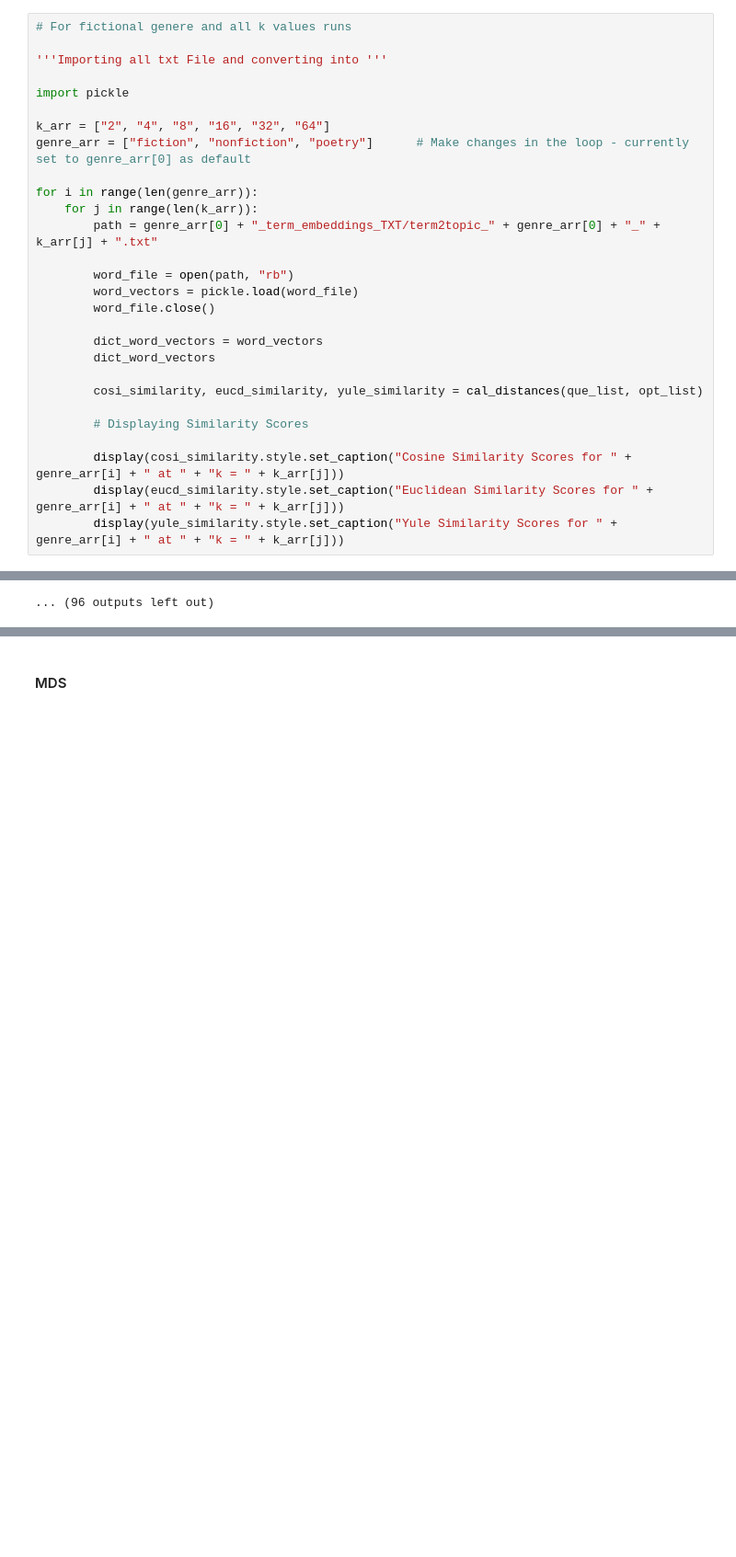
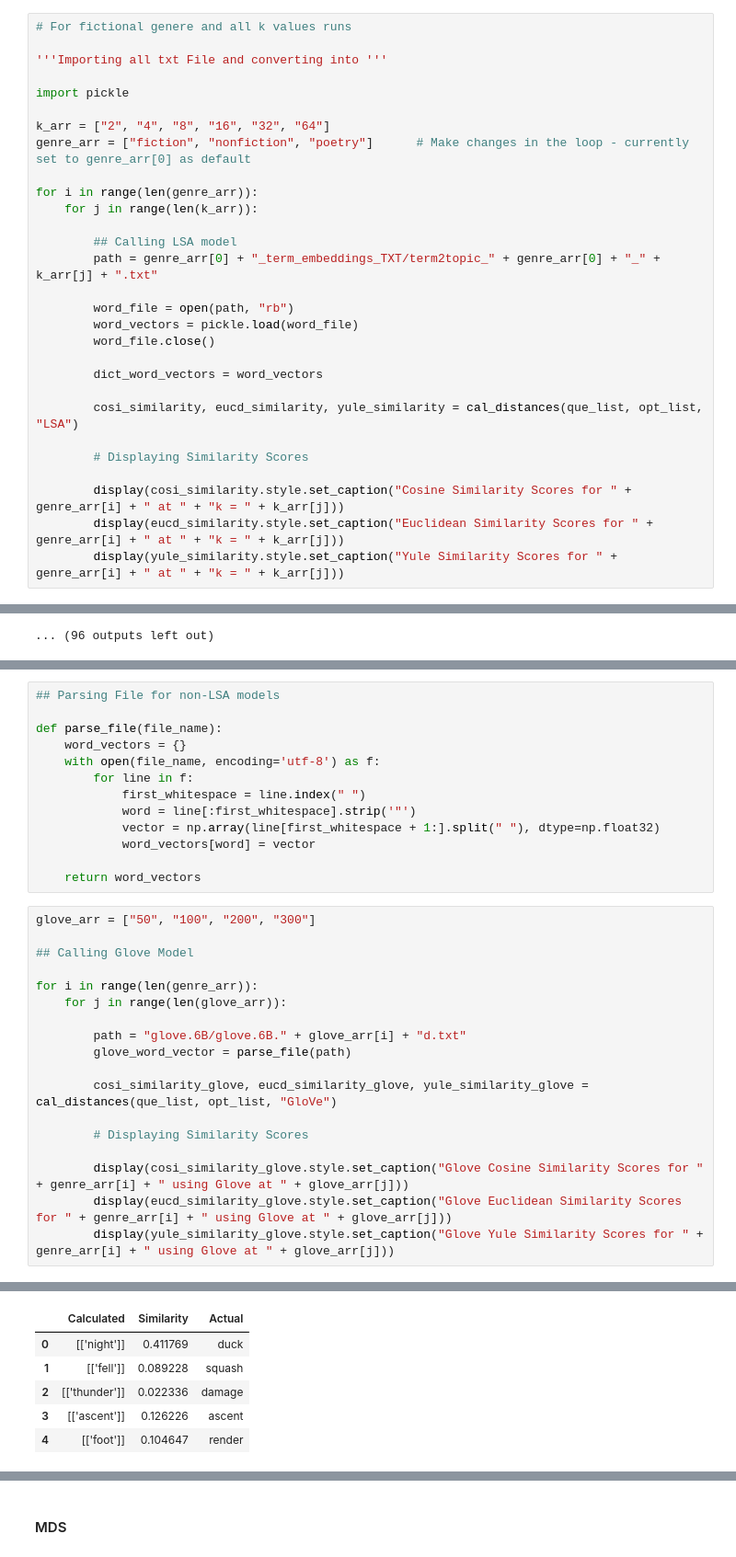
Before and after one commit to ya2189/LSA_eval, a Jupyter notebook: distance_calc/Distance_Metrics_Updated.ipynb, the cells around one changed output, grey strips where cells are left out. Shown: that part at 92% size. Drawn from its saved outputs; the diff is of its cells as text; blank space fills up the shorter version.

```diff
--- a/distance_calc/Distance_Metrics_Updated.ipynb
+++ b/distance_calc/Distance_Metrics_Updated.ipynb
@@ -133,6 +149,8 @@ genre_arr = ["fiction", "nonfiction", "poetry"]      # Make changes in the loop
 
 for i in range(len(genre_arr)):
     for j in range(len(k_arr)):
+
+        ## Calling LSA model
         path = genre_arr[0] + "_term_embeddings_TXT/term2topic_" + genre_arr[0] + "_" + k_arr[j] + ".txt"
 
         word_file = open(path, "rb")
@@ -140,9 +158,8 @@ for i in range(len(genre_arr)):
         word_file.close()
 
         dict_word_vectors = word_vectors
-        dict_word_vectors
 
-        cosi_similarity, eucd_similarity, yule_similarity = cal_distances(que_list, opt_list)
+        cosi_similarity, eucd_similarity, yule_similarity = cal_distances(que_list, opt_list, "LSA")
 
         # Displaying Similarity Scores
 
@@ -195,0 +215,32 @@ Yule Similarity Scores for fiction at k = 4
+# %%
+## Parsing File for non-LSA models
+
+def parse_file(file_name):
+    word_vectors = {}
+    with open(file_name, encoding='utf-8') as f:
+        for line in f:
+            first_whitespace = line.index(" ")
+            word = line[:first_whitespace].strip('"')
+            vector = np.array(line[first_whitespace + 1:].split(" "), dtype=np.float32)
+            word_vectors[word] = vector
+
+    return word_vectors
+# %%
+glove_arr = ["50", "100", "200", "300"]
+
+## Calling Glove Model
+
+for i in range(len(genre_arr)):
+    for j in range(len(glove_arr)):
+
+        path = "glove.6B/glove.6B." + glove_arr[i] + "d.txt"
+        glove_word_vector = parse_file(path)
+
+        cosi_similarity_glove, eucd_similarity_glove, yule_similarity_glove = cal_distances(que_list, opt_list, "GloVe")
+
+        # Displaying Similarity Scores
+
+        display(cosi_similarity_glove.style.set_caption("Glove Cosine Similarity Scores for " + genre_arr[i] + " using Glove at " + glove_arr[j]))
+        display(eucd_similarity_glove.style.set_caption("Glove Euclidean Similarity Scores for " + genre_arr[i] + " using Glove at " + glove_arr[j]))
+        display(yule_similarity_glove.style.set_caption("Glove Yule Similarity Scores for " + genre_arr[i] + " using Glove at " + glove_arr[j]))
+# %% [output]
@@ -195,0 +248,6 @@ Yule Similarity Scores for fiction at k = 4
+|  | Calculated | Similarity | Actual |
+| 0 | [['night']] | 0.411769 | duck |
+| 1 | [['fell']] | 0.089228 | squash |
+| 2 | [['thunder']] | 0.022336 | damage |
+| 3 | [['ascent']] | 0.126226 | ascent |
+| 4 | [['foot']] | 0.104647 | render |
```
Also changed, not shown: parts of 5 cells of this notebook.
